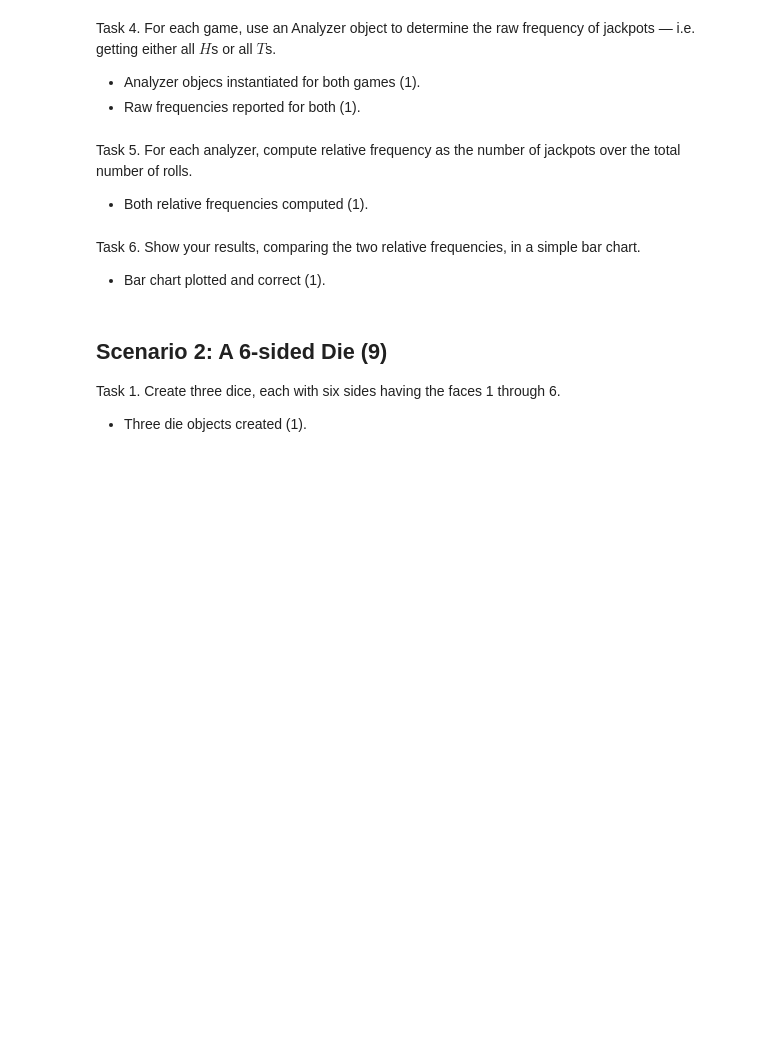
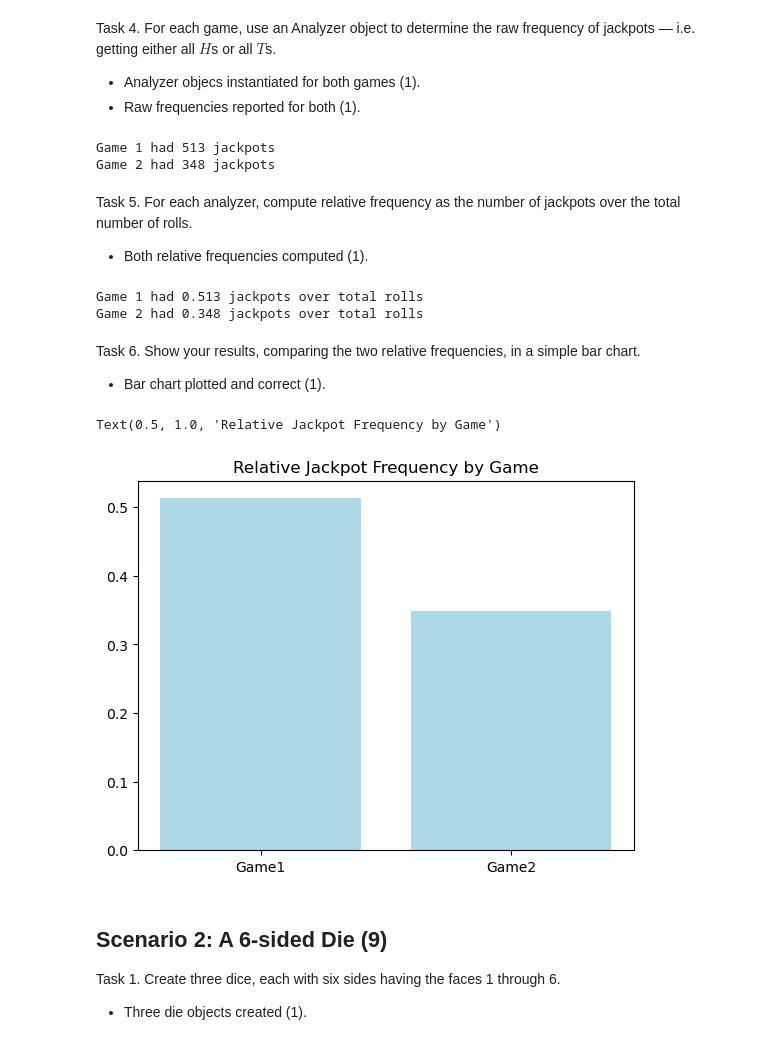
Before and after one commit to olkk9000/montecarlo_simulator, a Jupyter notebook: montecarlo_demo.ipynb, the cells around one changed output. Saved outputs shown, nothing was run; the diff lists cells and outputs as text; code cells hidden in the pictures; blank space fills up the shorter version.

```diff
--- a/montecarlo_demo.ipynb
+++ b/montecarlo_demo.ipynb
@@ -109,24 +555,68 @@ Task 1. Create a fair coin (with faces $H$ and $T$) and one unfair coin in which
 Task 2. Play a game of $1000$ flips with two fair dice.
 
 - Play method called correclty and without error (1).
+# %%
+fair2 = montecarlo.Die(faces=np.array(["H", "T"]))
+
+dlist = [fair, fair2]
+
+game1 = montecarlo.Game(dlist)
+game1.play(times=1000)
 # %% [markdown]
 Task 3. Play another game (using a new Game object) of $1000$ flips, this time using two unfair dice and one fair die. For the second unfair die, you can use the same die object twice in the list of dice you pass to the Game object.
 
 - New game object created (1).
 - Play method called correclty and without error (1).
+# %%
+dlist2 = [fair, unfair, unfair]
+
+game2 = montecarlo.Game(dlist2)
+game2.play(times = 1000)
 # %% [markdown]
 Task 4. For each game, use an Analyzer object to determine the raw frequency of jackpots — i.e. getting either all $H$s or all $T$s.
 
 - Analyzer objecs instantiated for both games (1).
 - Raw frequencies reported for both (1).
+# %%
+ana1 = montecarlo.Analyzer(game1)
+ana2 = montecarlo.Analyzer(game2)
+
+jackpot1 = ana1.jackpot()
+jackpot2 = ana2.jackpot()
+
+print(f"Game 1 had {jackpot1} jackpots")
+print(f"Game 2 had {jackpot2} jackpots")
+# %% [output]
+Game 1 had 513 jackpots
+Game 2 had 348 jackpots
 # %% [markdown]
 Task 5. For each analyzer, compute relative frequency as the number of jackpots over the total number of rolls.
 
 - Both relative frequencies computed (1).
+# %%
+jackpot_freq1 = jackpot1/1000
+jackpot_freq2 = jackpot2/1000
+
+print(f"Game 1 had {jackpot_freq1} jackpots over total rolls")
+print(f"Game 2 had {jackpot_freq2} jackpots over total rolls")
+# %% [output]
+Game 1 had 0.513 jackpots over total rolls
+Game 2 had 0.348 jackpots over total rolls
 # %% [markdown]
 Task 6. Show your results, comparing the two relative frequencies, in a simple bar chart.
 
 - Bar chart plotted and correct (1).
+# %%
+import matplotlib.pyplot as plt
+
+xs = ['Game1', 'Game2']
+ys = [jackpot_freq1, jackpot_freq2]
+
+plt.bar(xs, ys, align='center', color='lightblue')
+plt.title("Relative Jackpot Frequency by Game")
+# %% [output]
+Text(0.5, 1.0, 'Relative Jackpot Frequency by Game')
+[figure, added]
 # %% [markdown]
 ## Scenario 2: A 6-sided Die (9)
 
```
Also changed, not shown: parts of 25 cells of this notebook, 2 other files.
